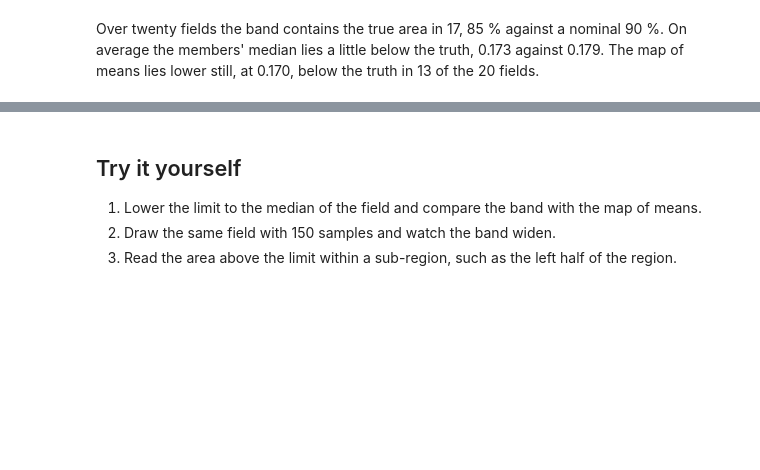
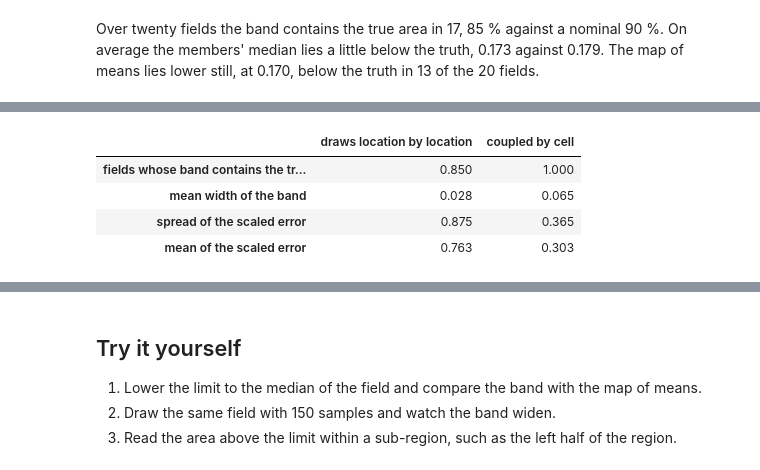
Before and after one commit to alges/spatialize-examples, a Jupyter notebook: examples/05_situations/16_exceedance_areas.ipynb, the cells around one changed output, grey strips where cells are left out. Saved outputs shown, nothing was run; the diff lists cells and outputs as text; code cells hidden in the pictures; blank space fills up the shorter version.

```diff
--- a/examples/05_situations/16_exceedance_areas.ipynb
+++ b/examples/05_situations/16_exceedance_areas.ipynb
@@ -223,8 +223,13 @@ for seed in range(20):
     mem = esi_nongriddata(p, v, xi, n_partitions=300, seed=0, **dict(recipe, alpha=a)).esi_samples()
     ar = (mem > lim).mean(axis=0)
     lo, hi = np.quantile(ar, [0.05, 0.95])
+    ar_cell = (esi_nongriddata(p, v, xi, n_partitions=300, seed=0, coupling="cell", **dict(recipe, alpha=a)).esi_samples() > lim).mean(axis=0)
+    lo_cell, hi_cell = np.quantile(ar_cell, [0.05, 0.95])
     rows.append({"true area": np.mean(t > lim), "band contains it": lo <= np.mean(t > lim) <= hi,
-                 "median of the members": np.median(ar), "map of means": np.mean(mem.mean(axis=1) > lim)})
+                 "median of the members": np.median(ar), "map of means": np.mean(mem.mean(axis=1) > lim),
+                 "width": hi - lo, "error": (np.mean(t > lim) - ar.mean()) / ar.std(),
+                 "band contains it, cell": lo_cell <= np.mean(t > lim) <= hi_cell, "width, cell": hi_cell - lo_cell,
+                 "error, cell": (np.mean(t > lim) - ar_cell.mean()) / ar_cell.std()})
 twenty = pd.DataFrame(rows)
 pd.Series({"fields whose band contains the true area": twenty["band contains it"].mean(),
            "mean true area": twenty["true area"].mean(),
@@ -244,0 +259,15 @@ at 0.170, below the truth in 13 of the 20 fields.
+# %%
+pd.DataFrame({"draws location by location": {"fields whose band contains the true area": twenty["band contains it"].mean(),
+                                              "mean width of the band": twenty["width"].mean(),
+                                              "spread of the scaled error": twenty["error"].std(),
+                                              "mean of the scaled error": twenty["error"].mean()},
+              "coupled by cell": {"fields whose band contains the true area": twenty["band contains it, cell"].mean(),
+                                  "mean width of the band": twenty["width, cell"].mean(),
+                                  "spread of the scaled error": twenty["error, cell"].std(),
+                                  "mean of the scaled error": twenty["error, cell"].mean()}}).round(3)
+# %% [output]
+|  | draws location by location | coupled by cell |
+| fields whose band contains the tr... | 0.850 | 1.000 |
+| mean width of the band | 0.028 | 0.065 |
+| spread of the scaled error | 0.875 | 0.365 |
+| mean of the scaled error | 0.763 | 0.303 |
```
Also changed, not shown: parts of 3 cells of this notebook, 2 other files.
